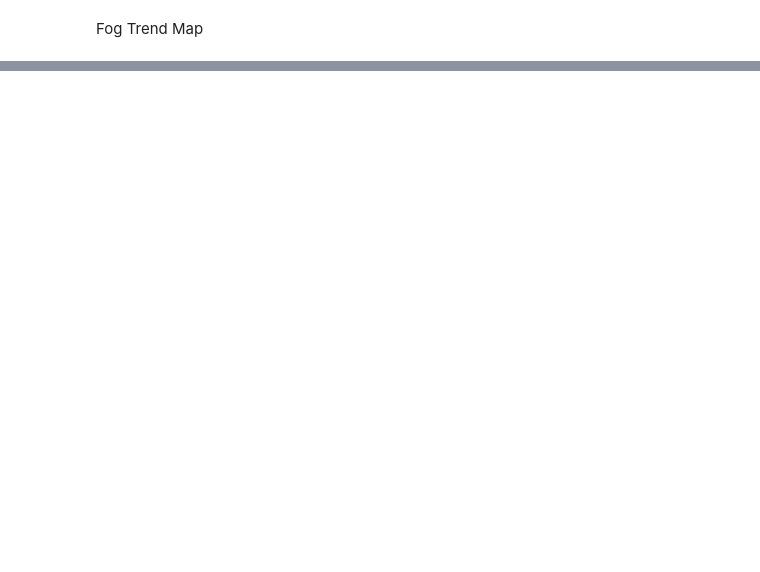
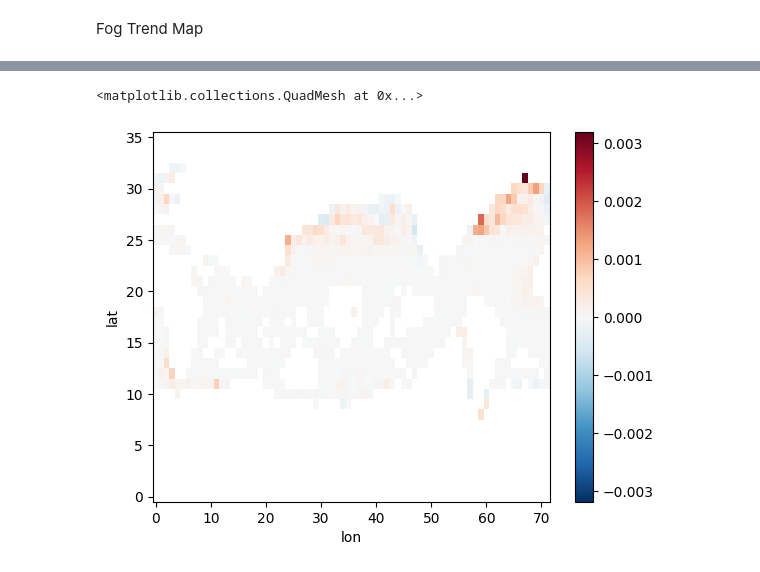
Before and after one commit to ywanika/MSC25_LowCloud, a Jupyter notebook: 02visualizeEECRA.ipynb, the cells around one changed output, grey strips where cells are left out. Drawn from its saved outputs; the diff is of its cells as text; code cells hidden in the pictures; blank space fills up the shorter version.

```diff
--- a/02visualizeEECRA.ipynb
+++ b/02visualizeEECRA.ipynb
@@ -186 +184,6 @@ then mask"""
+# %%
+slope.plot()
+# %% [output]
+<matplotlib.collections.QuadMesh at 0x...>
+[figure, added]
 # %%
```
Also changed, not shown: parts of 6 cells of this notebook, 7 other files.
